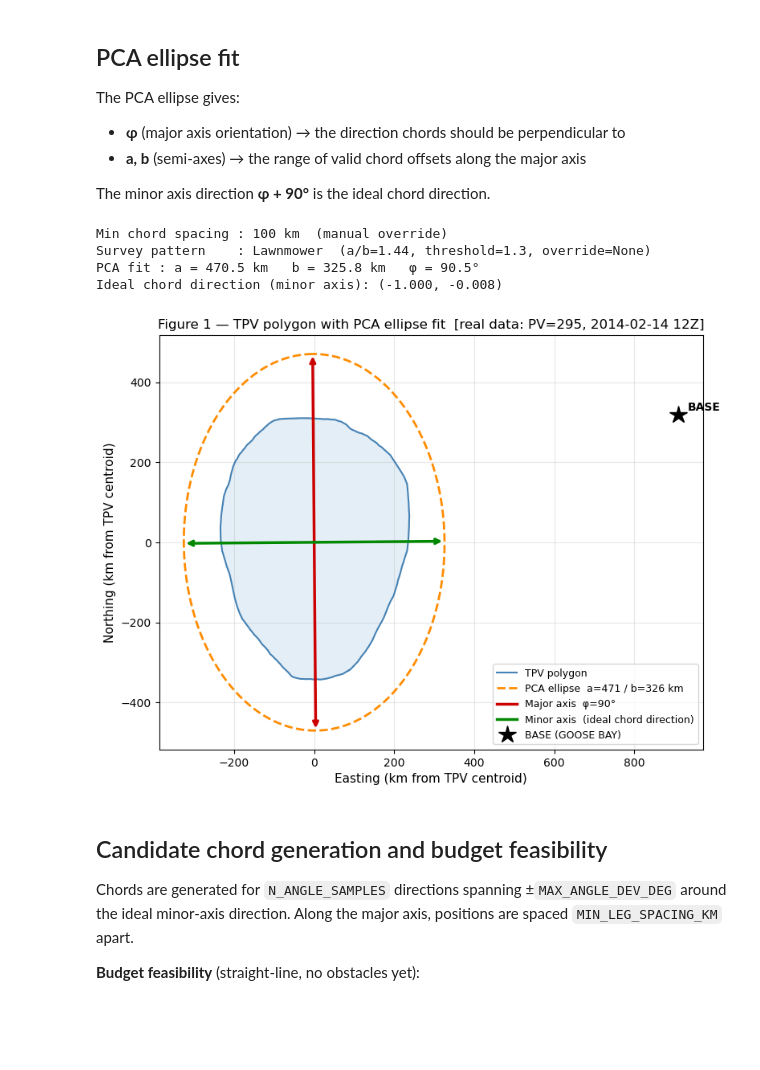
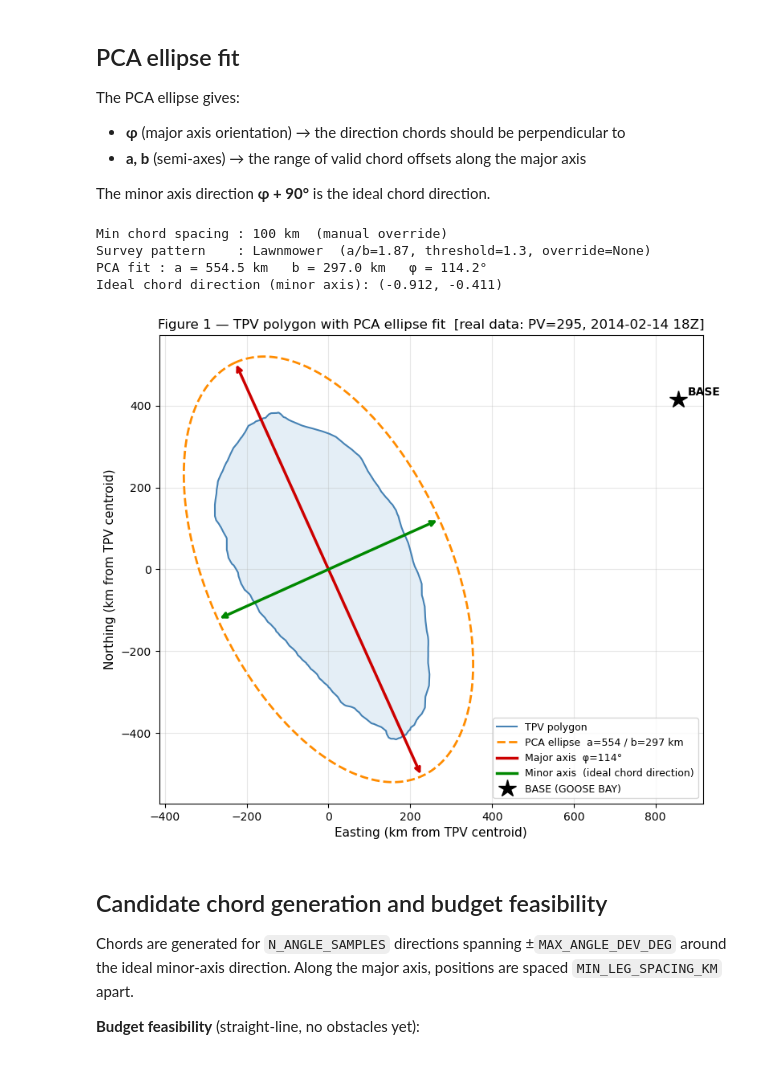
Before and after one commit to xf37/aerial-met-survey-optimizer, a Jupyter notebook: 07_tpv_route_planning.ipynb, the cells around one changed output. Saved outputs shown, nothing was run; the diff lists cells and outputs as text; code cells hidden in the pictures; blank space fills up the shorter version.

```diff
--- a/07_tpv_route_planning.ipynb
+++ b/07_tpv_route_planning.ipynb
@@ -357,10 +357,10 @@ BASE = GOOSE BAY airfield (lon = −60.43 °, lat = 53.32 °).
 # %%
 import os
 
-# ── Real TPV contour — Contour_2_14_12_3 (PV=295, 2014-02-14 12Z) ──────────
+# ── Real TPV contour — Contour_2_14_18_3 (PV=295, 2014-02-14 18Z) ──────────
 DATA_DIR = r'C:\nasa-ffp-nurture\test_data'
 
-_contour_gdf  = gpd.read_file(os.path.join(DATA_DIR, 'Contour_2_14_12_3.shp'))
+_contour_gdf  = gpd.read_file(os.path.join(DATA_DIR, 'Contour_2_14_18_3.shp'))
 _contour_line = _contour_gdf.geometry.iloc[0]
 _tpv_wgs84    = np.array(_contour_line.coords)   # columns: lon, lat
 
@@ -422,7 +422,7 @@ BASE = np.array(wgs84_to_km(-60.43, 53.32))
 d_transit_one_way = straight_dist(BASE, TPV_PTS.mean(axis=0))
 d_transit_rt      = 2.0 * d_transit_one_way
 
-print(f'TPV contour      : {len(TPV_PTS)} vertices  (PV=295, Contour_2_14_12_3)')
+print(f'TPV contour      : {len(TPV_PTS)} vertices  (PV=295, Contour_2_14_18_3)')
 print(f'TPV centroid     : lon={lon_c:.2f}\u00b0  lat={lat_c:.2f}\u00b0')
 print(f'Extent           : {TPV_PTS[:,0].ptp():.0f} \u00d7 {TPV_PTS[:,1].ptp():.0f} km')
 print(f'BASE (GOOSE BAY) : ({BASE[0]:.0f}, {BASE[1]:.0f}) km from TPV centroid')
@@ -496,38 +496,38 @@ fig, ax = plt.subplots(figsize=(8, 8))
 
 closed = np.vstack([TPV_PTS, TPV_PTS[0]])
 ax.fill(TPV_PTS[:,0], TPV_PTS[:,1], color='#cfe0f0', alpha=0.55, zorder=1)
 ax.plot(closed[:,0],  closed[:,1],  color='steelblue', lw=1.5,
         zorder=2, label='TPV polygon')
 ax.plot(ell_xy[:,0],  ell_xy[:,1],  '--', color='darkorange', lw=2,
         zorder=3, label=f'PCA ellipse  a={a_fit:.0f} / b={b_fit:.0f} km')
 
 for vec, col, lbl in [
     (major_dir * a_fit, '#cc0000', f'Major axis  \u03c6={degrees(phi_fit):.0f}\u00b0'),
     (minor_dir * b_fit, '#008800', 'Minor axis  (ideal chord direction)'),
 ]:
     ax.annotate('', xy=center+vec, xytext=center-vec,
                 arrowprops=dict(arrowstyle='<->', color=col, lw=2.5))
     ax.plot([], [], color=col, lw=2.5, label=lbl)
 
 ax.plot(*BASE, '*', color='black', ms=16, zorder=7, label='BASE (GOOSE BAY)')
 ax.annotate('BASE', BASE, textcoords='offset points',
             xytext=(8, 4), fontsize=10, fontweight='bold')
 
 ax.set_aspect('equal')
 ax.set_xlabel('Easting (km from TPV centroid)', fontsize=11)
 ax.set_ylabel('Northing (km from TPV centroid)', fontsize=11)
 ax.set_title('Figure 1 \u2014 TPV polygon with PCA ellipse fit'
-             '  [real data: PV=295, 2014-02-14 12Z]', fontsize=12)
+             '  [real data: PV=295, 2014-02-14 18Z]', fontsize=12)
 ax.legend(fontsize=9, loc='lower right')
 ax.grid(True, alpha=0.3)
 plt.tight_layout()
 plt.show()
 # %% [output]
 Min chord spacing : 100 km  (manual override)
-Survey pattern    : Lawnmower  (a/b=1.44, threshold=1.3, override=None)
-PCA fit : a = 470.5 km   b = 325.8 km   φ = 90.5°
-Ideal chord direction (minor axis): (-1.000, -0.008)
+Survey pattern    : Lawnmower  (a/b=1.87, threshold=1.3, override=None)
+PCA fit : a = 554.5 km   b = 297.0 km   φ = 114.2°
+Ideal chord direction (minor axis): (-0.912, -0.411)
-[figure, old version]
+[figure, new version]
 # %% [markdown]
 ## Candidate chord generation and budget feasibility
 
```
Also changed, not shown: parts of 13 cells of this notebook, 2 other files.
